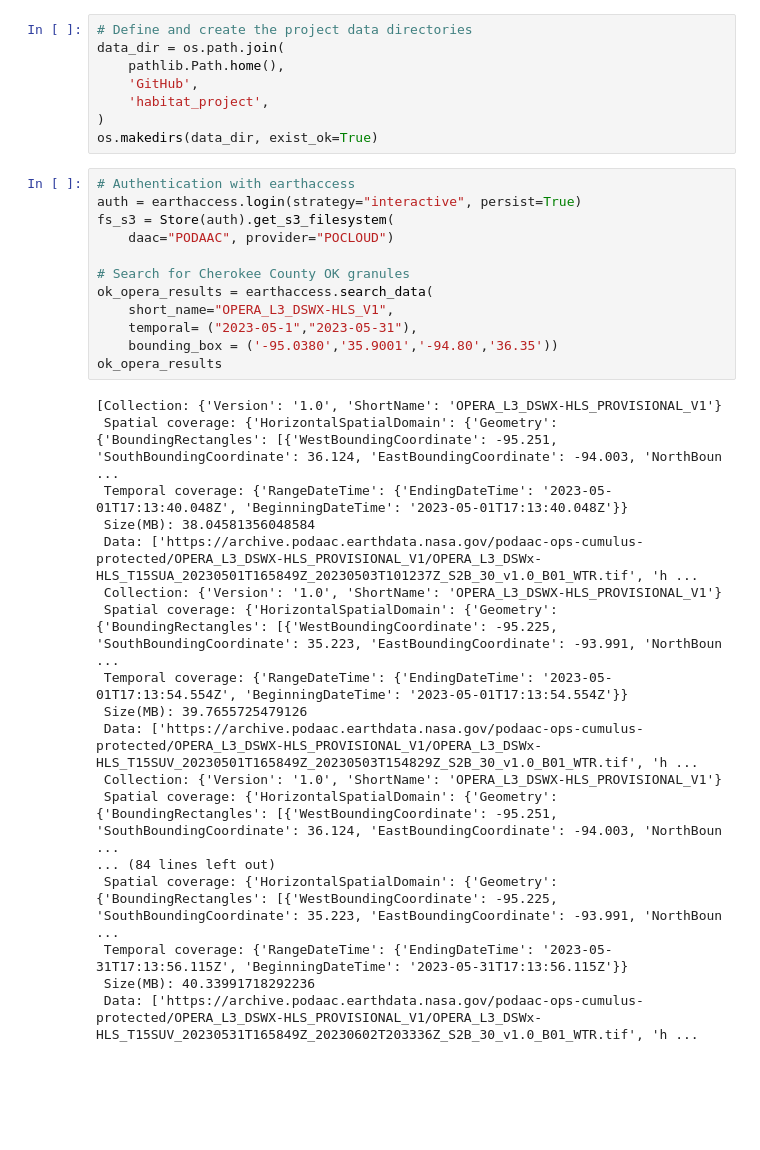
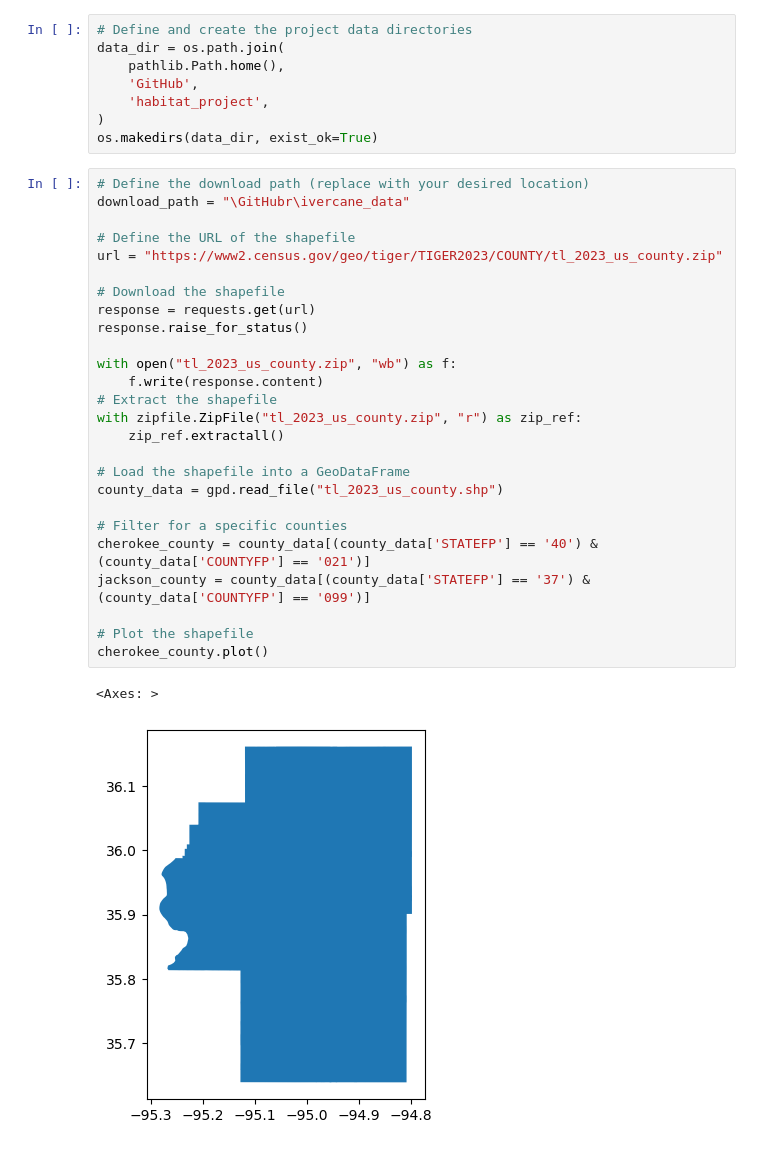
Before and after one commit to BioNCphilic/rivercane, a Jupyter notebook: rivercane_notebooks/rivercane-31-location.ipynb, the cells around one changed output. Drawn from its saved outputs; the diff is of its cells as text; blank space fills up the shorter version.

```diff
--- a/rivercane_notebooks/rivercane-31-location.ipynb
+++ b/rivercane_notebooks/rivercane-31-location.ipynb
@@ -37,33 +20,32 @@ data_dir = os.path.join(
     'habitat_project',
 )
 os.makedirs(data_dir, exist_ok=True)
-# %%
-# Authentication with earthaccess
-auth = earthaccess.login(strategy="interactive", persist=True)
-fs_s3 = Store(auth).get_s3_filesystem(
-    daac="PODAAC", provider="POCLOUD")
-
-# Search for Cherokee County OK granules
-ok_opera_results = earthaccess.search_data(
-    short_name="OPERA_L3_DSWX-HLS_V1",
-    temporal= ("2023-05-1","2023-05-31"),
-    bounding_box = ('-95.0380','35.9001','-94.80','36.35'))
-ok_opera_results
-# %% [output]
-[Collection: {'Version': '1.0', 'ShortName': 'OPERA_L3_DSWX-HLS_PROVISIONAL_V1'}
- Spatial coverage: {'HorizontalSpatialDomain': {'Geometry': {'BoundingRectangles': [{'WestBoundingCoordinate': -95.251, 'SouthBoundingCoordinate': 36.124, 'EastBoundingCoordinate': -94.003, 'NorthBoun ...
- Temporal coverage: {'RangeDateTime': {'EndingDateTime': '2023-05-01T17:13:40.048Z', 'BeginningDateTime': '2023-05-01T17:13:40.048Z'}}
- Size(MB): 38.04581356048584
- Data: ['https://archive.podaac.earthdata.nasa.gov/podaac-ops-cumulus-protected/OPERA_L3_DSWX-HLS_PROVISIONAL_V1/OPERA_L3_DSWx-HLS_T15SUA_20230501T165849Z_20230503T101237Z_S2B_30_v1.0_B01_WTR.tif', 'h ...
- Collection: {'Version': '1.0', 'ShortName': 'OPERA_L3_DSWX-HLS_PROVISIONAL_V1'}
- Spatial coverage: {'HorizontalSpatialDomain': {'Geometry': {'BoundingRectangles': [{'WestBoundingCoordinate': -95.225, 'SouthBoundingCoordinate': 35.223, 'EastBoundingCoordinate': -93.991, 'NorthBoun ...
- Temporal coverage: {'RangeDateTime': {'EndingDateTime': '2023-05-01T17:13:54.554Z', 'BeginningDateTime': '2023-05-01T17:13:54.554Z'}}
- Size(MB): 39.7655725479126
- Data: ['https://archive.podaac.earthdata.nasa.gov/podaac-ops-cumulus-protected/OPERA_L3_DSWX-HLS_PROVISIONAL_V1/OPERA_L3_DSWx-HLS_T15SUV_20230501T165849Z_20230503T154829Z_S2B_30_v1.0_B01_WTR.tif', 'h ...
- Collection: {'Version': '1.0', 'ShortName': 'OPERA_L3_DSWX-HLS_PROVISIONAL_V1'}
- Spatial coverage: {'HorizontalSpatialDomain': {'Geometry': {'BoundingRectangles': [{'WestBoundingCoordinate': -95.251, 'SouthBoundingCoordinate': 36.124, 'EastBoundingCoordinate': -94.003, 'NorthBoun ...
-... (84 lines left out)
- Spatial coverage: {'HorizontalSpatialDomain': {'Geometry': {'BoundingRectangles': [{'WestBoundingCoordinate': -95.225, 'SouthBoundingCoordinate': 35.223, 'EastBoundingCoordinate': -93.991, 'NorthBoun ...
- Temporal coverage: {'RangeDateTime': {'EndingDateTime': '2023-05-31T17:13:56.115Z', 'BeginningDateTime': '2023-05-31T17:13:56.115Z'}}
- Size(MB): 40.33991718292236
- Data: ['https://archive.podaac.earthdata.nasa.gov/podaac-ops-cumulus-protected/OPERA_L3_DSWX-HLS_PROVISIONAL_V1/OPERA_L3_DSWx-HLS_T15SUV_20230531T165849Z_20230602T203336Z_S2B_30_v1.0_B01_WTR.tif', 'h ...
+# %%
+# Define the download path (replace with your desired location)
+download_path = "\GitHubr\ivercane_data"
+
+# Define the URL of the shapefile
+url = "https://www2.census.gov/geo/tiger/TIGER2023/COUNTY/tl_2023_us_county.zip"
+
+# Download the shapefile
+response = requests.get(url)
+response.raise_for_status()
+
+with open("tl_2023_us_county.zip", "wb") as f:
+    f.write(response.content)
+# Extract the shapefile
+with zipfile.ZipFile("tl_2023_us_county.zip", "r") as zip_ref:
+    zip_ref.extractall()
+
+# Load the shapefile into a GeoDataFrame
+county_data = gpd.read_file("tl_2023_us_county.shp")
+
+# Filter for a specific counties
+cherokee_county = county_data[(county_data['STATEFP'] == '40') & (county_data['COUNTYFP'] == '021')]
+jackson_county = county_data[(county_data['STATEFP'] == '37') & (county_data['COUNTYFP'] == '099')]
+
+# Plot the shapefile
+cherokee_county.plot()
+# %% [output]
+<Axes: >
+[figure, added]
```
Also changed, not shown: parts of 4 cells of this notebook, 6 other files.
